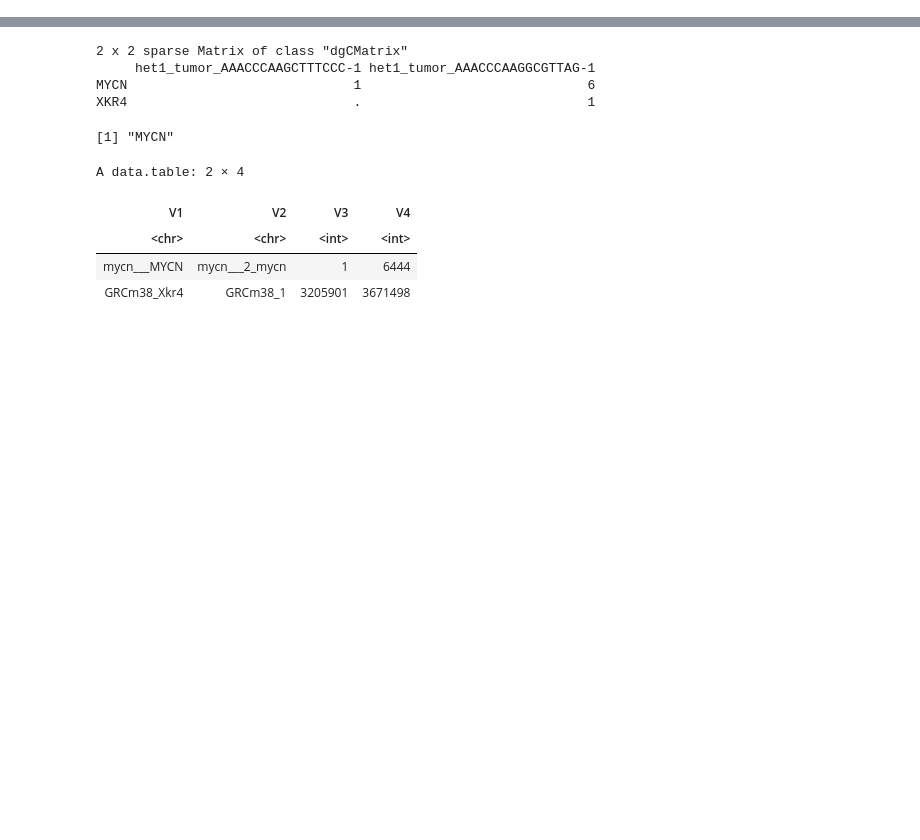
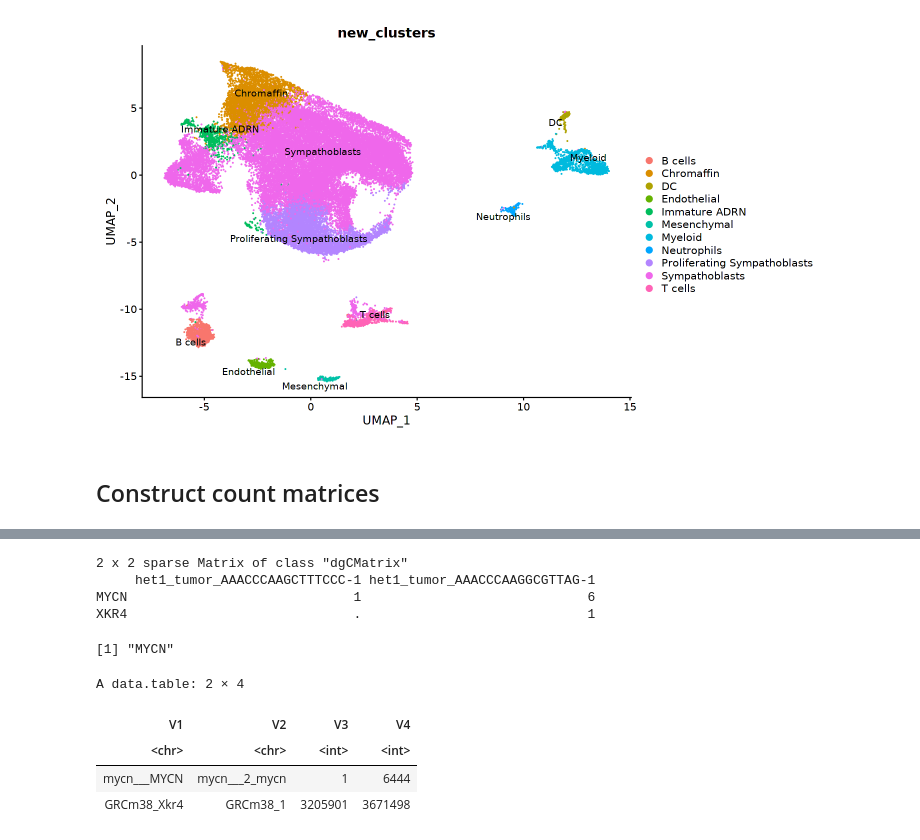
Before and after one commit to hiraksarkar/neuroblastoma_analysis, a Jupyter notebook: notebook/InferCNV_Analysis.ipynb, the cells around one changed output, grey strips where cells are left out. Saved outputs shown, nothing was run; the diff lists cells and outputs as text; code cells hidden in the pictures; blank space fills up the shorter version.

```diff
--- a/notebook/InferCNV_Analysis.ipynb
+++ b/notebook/InferCNV_Analysis.ipynb
@@ -10,0 +44,12 @@ suppressPackageStartupMessages({
+# %%
+seurat.5 = readRDS(glue::glue(
+        '/home/hsarkar/Projects/neuroblastoma_analysis/results',
+        '/seurat/neuroblast_5_samples_cc_regressed.rds'
+    ))
+# %%
+seurat.5.annot = openxlsx::read.xlsx(
+    glue::glue(
+        '/home/hsarkar/Projects/ThMYCN/Sheets/',
+        'mouse_nb_5_samples_annotations.xlsx'
+    ))
+#seurat.5.annot = seurat.5.annot$Annotation
@@ -10,0 +65,18 @@ suppressPackageStartupMessages({
+# %%
+seurat_annot_order = seurat.5.annot %>%
+    select(Annotation, Seurat.Cluster.number) %>%
+    distinct %>% pull(Annotation)
+# %%
+tmp = seurat_annot_order[seurat.5$seurat_clusters]
+names(tmp) = names(seurat_annot_order)
+seurat.5$new_clusters = tmp
+# %%
+options(repr.plot.height=7, repr.plot.width=12, res=150 )
+DimPlot(seurat.5,
+        reduction = "umap",
+        group.by = "new_clusters",
+        label = TRUE,
+        repel = TRUE
+       )
+# %% [output]
+[figure, added]
@@ -10,0 +91,2 @@ suppressPackageStartupMessages({
+# %% [markdown]
+## Construct count matrices
```
Also changed, not shown: parts of 17 cells of this notebook, 35 other files.
